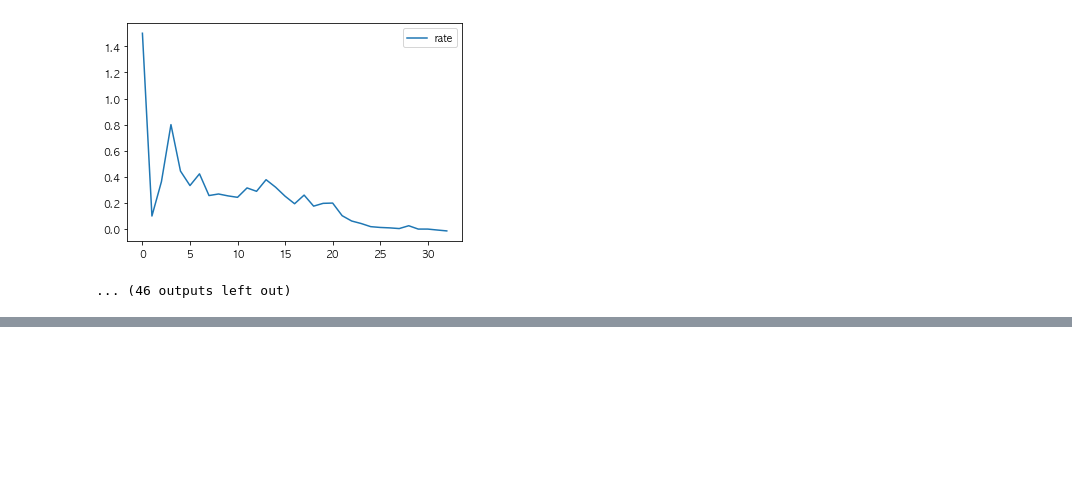
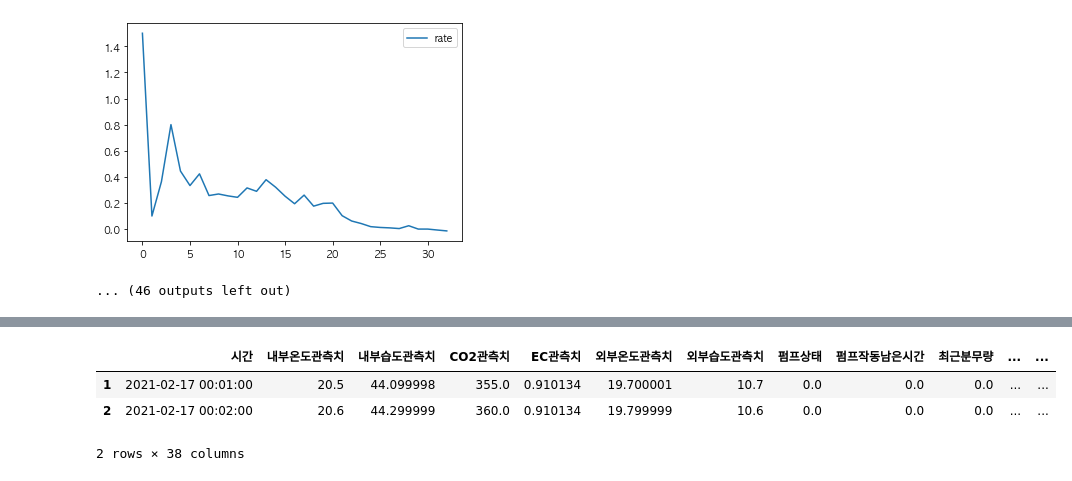
Before and after one commit to StevenHeo/ML-Competitions, a Jupyter notebook: Dacon/PakChoiGrowth/packchoid_growth_EDA.ipynb, the cells around one changed output, grey strips where cells are left out. Drawn from its saved outputs; the diff is of its cells as text; code cells hidden in the pictures; blank space fills up the shorter version.

```diff
--- a/Dacon/PakChoiGrowth/packchoid_growth_EDA.ipynb
+++ b/Dacon/PakChoiGrowth/packchoid_growth_EDA.ipynb
@@ -75,0 +107,12 @@ plt.show()
+# %%
+index = 0
+
+input_df = train_input_df_list[index]
+target_df = train_target_df_list[index]
+
+input_df.iloc[1:3, :]
+# %% [output]
+|  | 시간 | 내부온도관측치 | 내부습도관측치 | CO2관측치 | EC관측치 | 외부온도관측치 | 외부습도관측치 | 펌프상태 | 펌프작동남은시간 | 최근분무량 | ... | ... |
+| 1 | 2021-02-17 00:01:00 | 20.5 | 44.099998 | 355.0 | 0.910134 | 19.700001 | 10.7 | 0.0 | 0.0 | 0.0 | ... | ... |
+| 2 | 2021-02-17 00:02:00 | 20.6 | 44.299999 | 360.0 | 0.910134 | 19.799999 | 10.6 | 0.0 | 0.0 | 0.0 | ... | ... |
+2 rows × 38 columns
```
Also changed, not shown: parts of 2 cells of this notebook, 1 other file.
